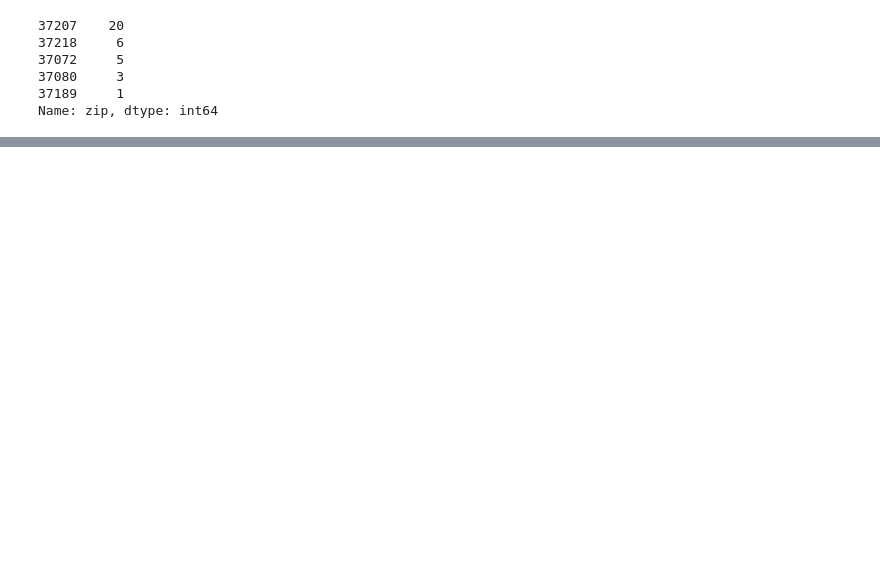
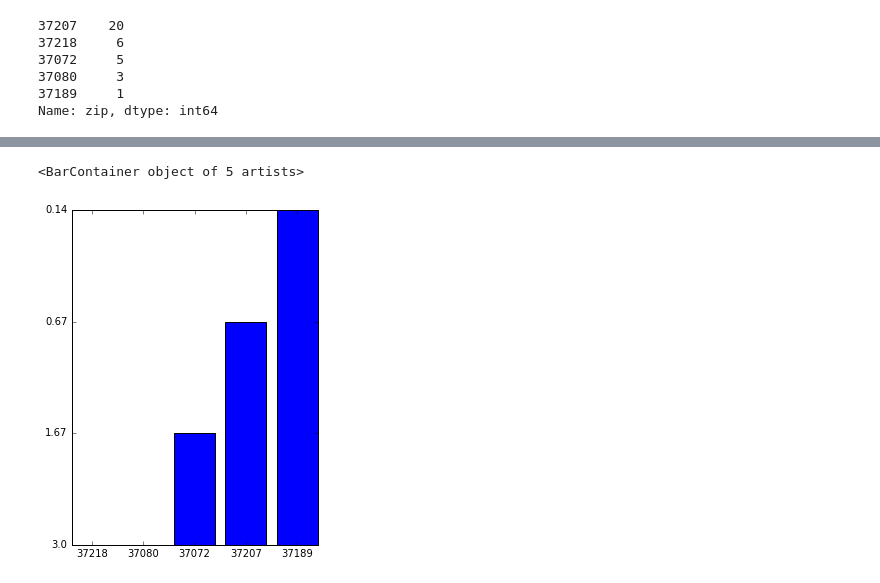
Before and after one commit to MrBardot/NSS-DDA2-metro-nashville-emergency, a Jupyter notebook: notebooks/metro-nashville-emergency-communications-snickers-hrubel.ipynb, the cells around one changed output, grey strips where cells are left out. Saved outputs shown, nothing was run; the diff lists cells and outputs as text; code cells hidden in the pictures; blank space fills up the shorter version.

```diff
--- a/notebooks/metro-nashville-emergency-communications-snickers-hrubel.ipynb
+++ b/notebooks/metro-nashville-emergency-communications-snickers-hrubel.ipynb
@@ -332,0 +439,9 @@ Name: zip, dtype: int64
+# %%
+names=['37218','37080','37072','37207','37189']
+values=['3.0','3.0','1.67','0.67','0.14']
+plt.figure(figsize=(15,6))
+plt.subplot(131)
+plt.bar(names, values)
+# %% [output]
+<BarContainer object of 5 artists>
+[figure, added]
```
Also changed, not shown: parts of 12 cells of this notebook, 4 other files.
